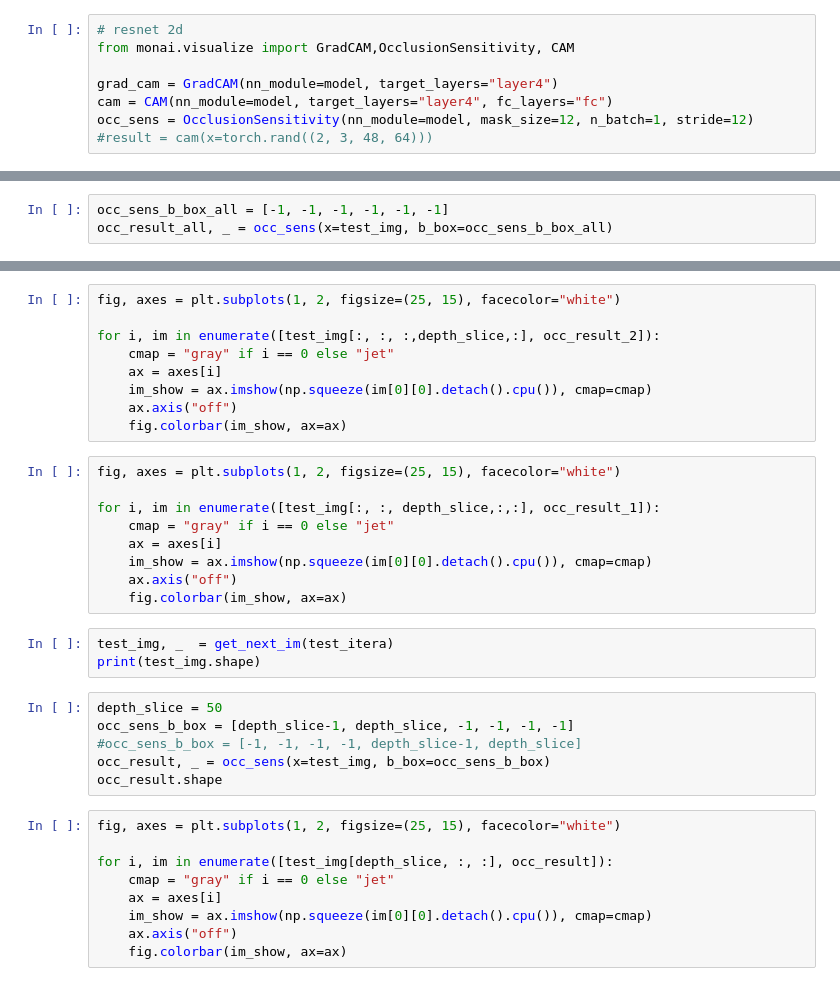
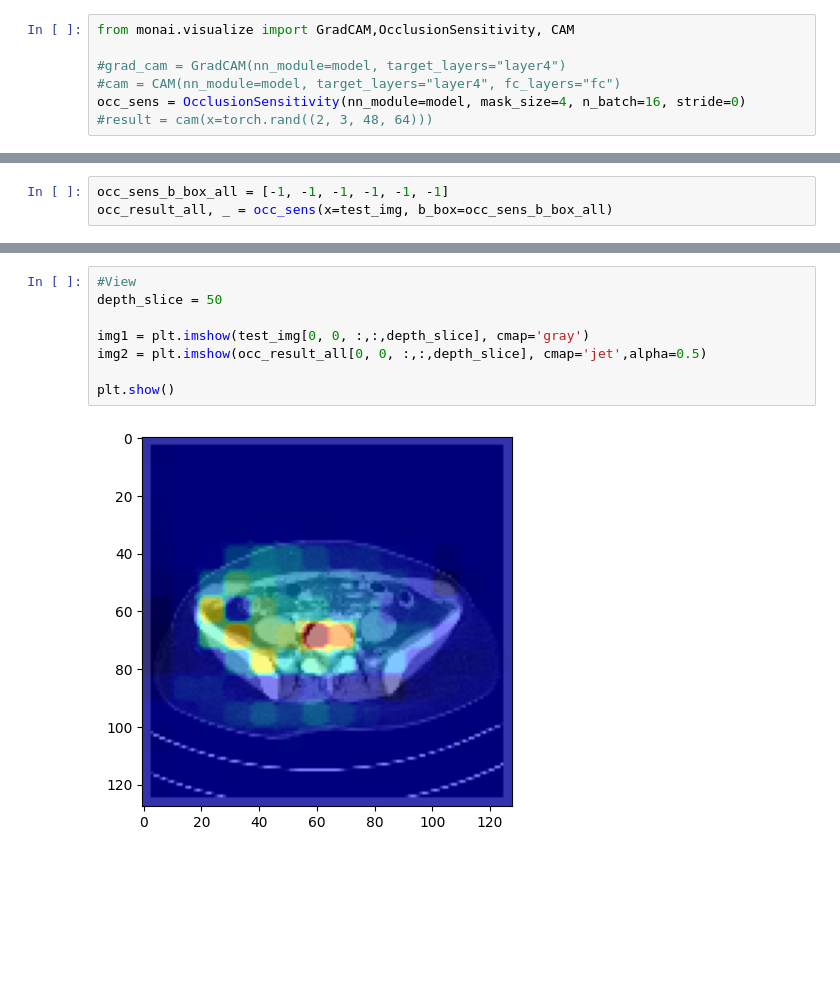
Before and after one commit to tourbut/CT_Classfication_Net, a Jupyter notebook: notebook_result_viewer.ipynb, the cells around one changed output, grey strips where cells are left out. Saved outputs shown, nothing was run; the diff lists cells and outputs as text; blank space fills up the shorter version.

```diff
--- a/notebook_result_viewer.ipynb
+++ b/notebook_result_viewer.ipynb
@@ -125,10 +125,9 @@ plt.show()
 # %% [output]
 [figure]
 # %%
-# resnet 2d
 from monai.visualize import GradCAM,OcclusionSensitivity, CAM
 
-grad_cam = GradCAM(nn_module=model, target_layers="layer4")
-cam = CAM(nn_module=model, target_layers="layer4", fc_layers="fc")
-occ_sens = OcclusionSensitivity(nn_module=model, mask_size=12, n_batch=1, stride=12)
+#grad_cam = GradCAM(nn_module=model, target_layers="layer4")
+#cam = CAM(nn_module=model, target_layers="layer4", fc_layers="fc")
+occ_sens = OcclusionSensitivity(nn_module=model, mask_size=4, n_batch=16, stride=0)
 #result = cam(x=torch.rand((2, 3, 48, 64)))
@@ -169,36 +137,10 @@ for i, im in enumerate([test_img[:, :, :,:,50], occ_result_3]):
-# %%
-fig, axes = plt.subplots(1, 2, figsize=(25, 15), facecolor="white")
-
-for i, im in enumerate([test_img[:, :, :,depth_slice,:], occ_result_2]):
-    cmap = "gray" if i == 0 else "jet"
-    ax = axes[i]
-    im_show = ax.imshow(np.squeeze(im[0][0].detach().cpu()), cmap=cmap)
-    ax.axis("off")
-    fig.colorbar(im_show, ax=ax)
-# %%
-fig, axes = plt.subplots(1, 2, figsize=(25, 15), facecolor="white")
-
-for i, im in enumerate([test_img[:, :, depth_slice,:,:], occ_result_1]):
-    cmap = "gray" if i == 0 else "jet"
-    ax = axes[i]
-    im_show = ax.imshow(np.squeeze(im[0][0].detach().cpu()), cmap=cmap)
-    ax.axis("off")
-    fig.colorbar(im_show, ax=ax)
-# %%
-test_img, _  = get_next_im(test_itera)
-print(test_img.shape)
-# %%
-depth_slice = 50
-occ_sens_b_box = [depth_slice-1, depth_slice, -1, -1, -1, -1]
-#occ_sens_b_box = [-1, -1, -1, -1, depth_slice-1, depth_slice]
-occ_result, _ = occ_sens(x=test_img, b_box=occ_sens_b_box)
-occ_result.shape
-# %%
-fig, axes = plt.subplots(1, 2, figsize=(25, 15), facecolor="white")
-
-for i, im in enumerate([test_img[depth_slice, :, :], occ_result]):
-    cmap = "gray" if i == 0 else "jet"
-    ax = axes[i]
-    im_show = ax.imshow(np.squeeze(im[0][0].detach().cpu()), cmap=cmap)
-    ax.axis("off")
-    fig.colorbar(im_show, ax=ax)
+# %%
+#View
+depth_slice = 50
+
+img1 = plt.imshow(test_img[0, 0, :,:,depth_slice], cmap='gray')
+img2 = plt.imshow(occ_result_all[0, 0, :,:,depth_slice], cmap='jet',alpha=0.5)
+
+plt.show()
+# %% [output]
+[figure, added]
```
Also changed, not shown: parts of 4 cells of this notebook, 1 other file.
